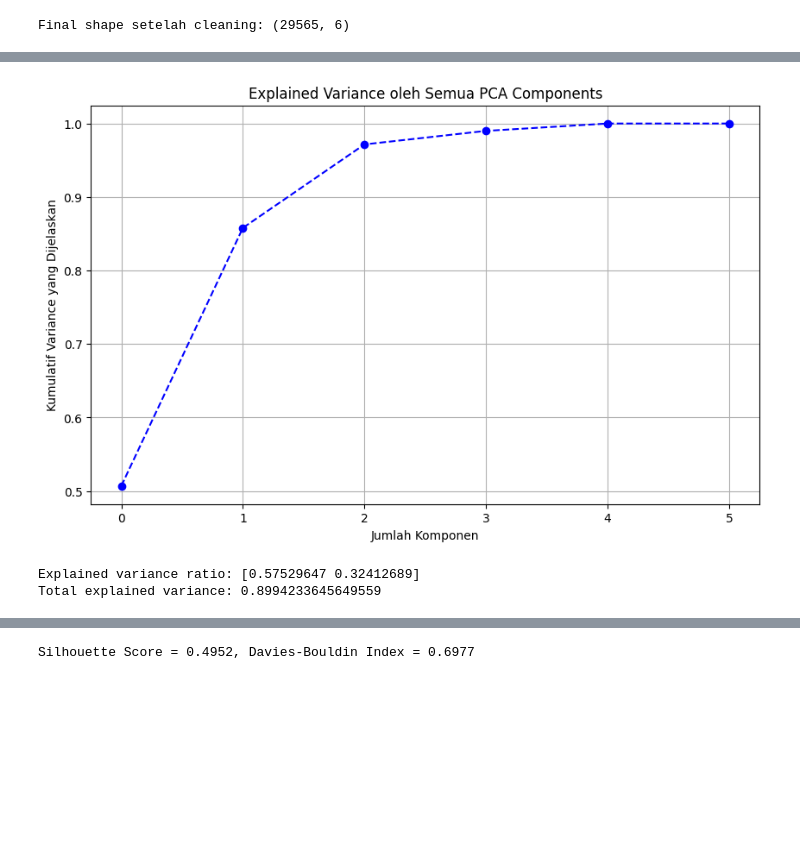
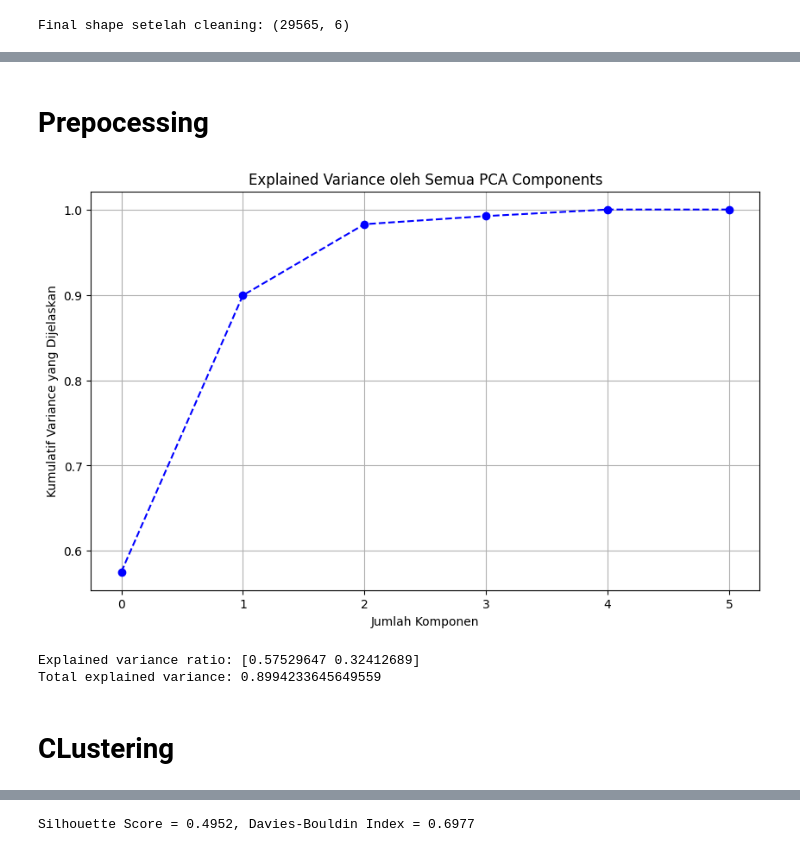
Before and after one commit to muhammadzuama/AirQualityCluster, a Jupyter notebook: fix/kmenas2pca.ipynb, the cells around one changed output, grey strips where cells are left out. Saved outputs shown, nothing was run; the diff lists cells and outputs as text; code cells hidden in the pictures; blank space fills up the shorter version.

```diff
--- a/fix/kmenas2pca.ipynb
+++ b/fix/kmenas2pca.ipynb
@@ -42,3 +42,7 @@ Temperature (Fahrenheit)    0
 Humidity (%)                0
 dtype: int64
 0
+# %%
+data = data.dropna()
+data = data.drop_duplicates()
+data.duplicated().sum()
@@ -103,30 +105,32 @@ Final shape setelah cleaning: (29565, 6)
+# %% [markdown]
+# Prepocessing
 # %%
 from sklearn.decomposition import PCA
 from sklearn.preprocessing import StandardScaler
 from sklearn.model_selection import train_test_split
 import matplotlib.pyplot as plt
 import numpy as np
 
 # === 2. Split & Scaling ===
-X_train, X_test = train_test_split(data_cleaned, test_size=0.2, random_state=42)
+X_train, X_test = train_test_split(data, test_size=0.2, random_state=42)
 scaler = StandardScaler()
 X_train_scaled = scaler.fit_transform(X_train)
 X_test_scaled  = scaler.transform(X_test)
 
 # === PCA untuk semua komponen ===
 pca_full = PCA()  # tanpa n_components, supaya semua komponen dihitung
 X_train_pca_full = pca_full.fit_transform(X_train_scaled)
 
 # Plot cumulative explained variance
 plt.figure(figsize=(10, 6))
 plt.plot(np.cumsum(pca_full.explained_variance_ratio_), marker='o', linestyle='--', color='b')
 plt.xlabel('Jumlah Komponen')
 plt.ylabel('Kumulatif Variance yang Dijelaskan')
 plt.title('Explained Variance oleh Semua PCA Components')
 plt.grid(True)
 plt.show()
 # %% [output]
-[figure, old version]
+[figure, new version]
 # %%
 # === 2. Split & Scaling ===
 X_train, X_test = train_test_split(data, test_size=0.2, random_state=42)
@@ -144,6 +148,8 @@ print("Total explained variance:", pca.explained_variance_ratio_.sum())
 # %% [output]
 Explained variance ratio: [0.57529647 0.32412689]
 Total explained variance: 0.8994233645649559
+# %% [markdown]
+# CLustering
 # %%
 from sklearn.cluster import KMeans
 from sklearn.metrics import silhouette_score, davies_bouldin_score
```
Also changed, not shown: parts of 6 cells of this notebook, 3 other files.
